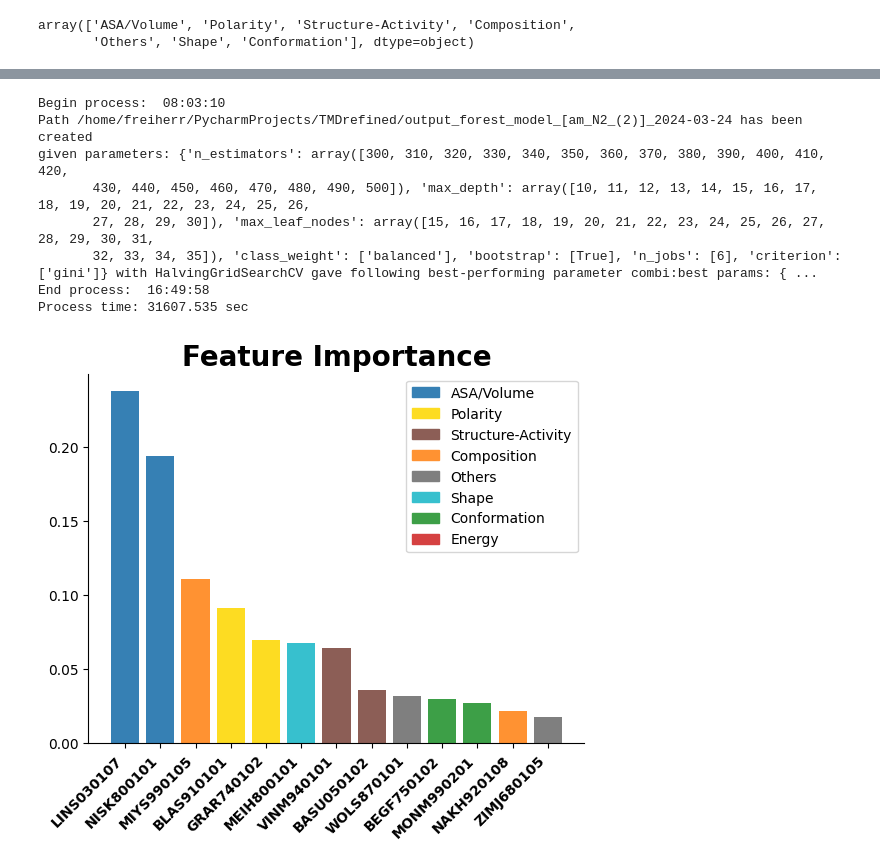
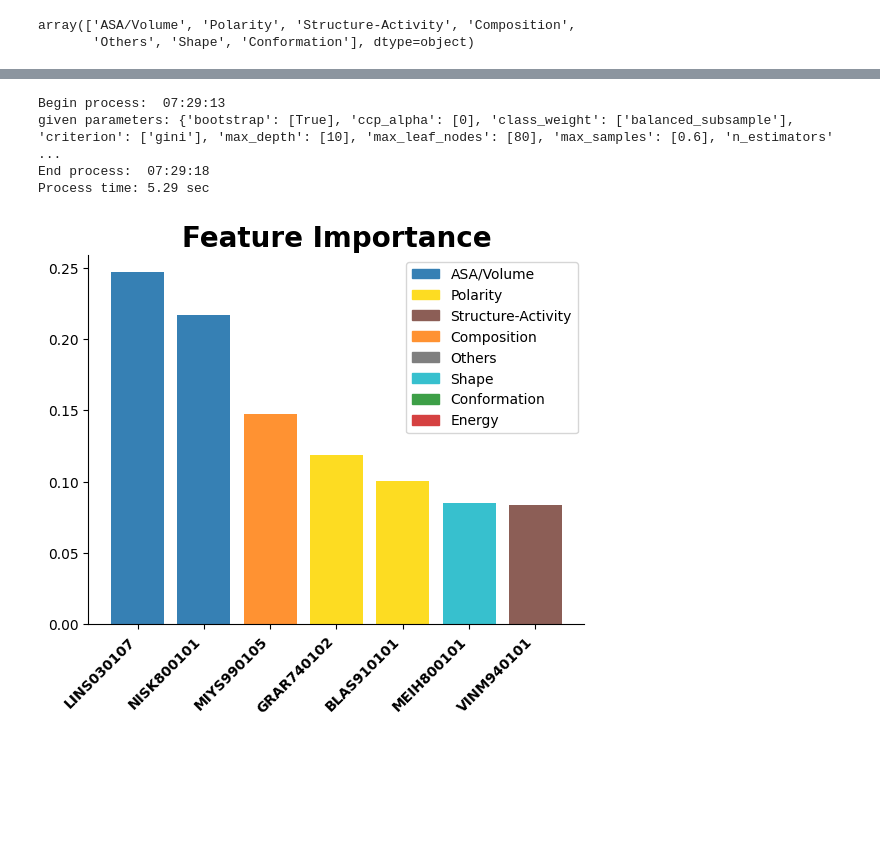
Before and after one commit to Freiherr5/TMDrefined, a Jupyter notebook: am2.ipynb, the cells around one changed output, grey strips where cells are left out. Cells and saved outputs as stored; diff of their text form; code cells hidden in the pictures; blank space fills up the shorter version.

```diff
--- a/am2.ipynb
+++ b/am2.ipynb
@@ -63,0 +70,3 @@ array(['ASA/Volume', 'Polarity', 'Structure-Activity', 'Composition',
+# %%
+train_N_drop = train_am_N2.drop_duplicates(subset=['window_left', 'window_right']).dropna()
+train_N_drop
@@ -83,4 +145,4 @@ aaontology_colors_hex = {'ASA/Volume': "#3680b4",
                         }
 # %%
 am_N2_CPP_list = [feature.split("-")[2] for feature in am_N2_top_CPP["feature"].to_numpy().tolist()]
-am_N2_CPP_list
+am_N2_CPP_list = ['LINS030107', 'NISK800101', 'MIYS990105', 'BLAS910101', 'GRAR740102', 'MEIH800101', 'VINM940101']
@@ -101,4 +149,4 @@ am_N2_CPP_list
 # %%
-trainN2_scale_df, train_N2_label_df = t_ref.aa_numeric_by_scale(feature_df=train_am_N2[["window_left", "window_right"]], label_df=train_am_N2["label"], scale_df_filter=am_N2_CPP_list, mode="norm")
+trainN2_scale_df, train_N2_label_df = t_ref.aa_numeric_by_scale(feature_df=train_N_drop[["window_left", "window_right"]], label_df=train_N_drop["label"], scale_df_filter=am_N2_CPP_list, mode="weighted")
 trainN2_scale_df
 # %% [output]
@@ -176,20 +224,17 @@ Name: label, Length: 300, dtype: int64
 # now the BIG algorithm, get all the treeeeeez
 # %%
 #best_params= {'bootstrap': [True], 'class_weight': ['balanced'], 'criterion': ['gini'], 'max_depth': [15], 'max_leaf_nodes': [20], 'n_estimators': [340], 'n_jobs': [6]}
-AM_N2_forest = ml_ref.ForestTMDrefind.make_forest(trainN2_scale_df, train_N2_label_df, job_name="am_N2_(2)", n_jobs=6)
+param_grid = {'bootstrap': [True], 'ccp_alpha': [0], 'class_weight': ['balanced_subsample'], 'criterion': ['gini'], 'max_depth': [10], 'max_leaf_nodes': [80], 'max_samples': [0.6], 'n_estimators': [300], 'n_jobs': [-1], 'verbose': [0]}
+AM_N2_forest = ml_ref.ForestTMDrefind.make_forest(trainN2_scale_df, train_N2_label_df, job_name="am_N2_drop(3)", n_jobs=-1, param_grid=param_grid)
 AM_N2_forest.fetch_a_tree()
 AM_N2_forest.hyperparameter_summary(save_table=True)
 AM_N2_forest.feature_importance()
 # %% [output]
-Begin process:  08:03:10
-Path /home/freiherr/PycharmProjects/TMDrefined/output_forest_model_[am_N2_(2)]_2024-03-24 has been created
-given parameters: {'n_estimators': array([300, 310, 320, 330, 340, 350, 360, 370, 380, 390, 400, 410, 420,
-       430, 440, 450, 460, 470, 480, 490, 500]), 'max_depth': array([10, 11, 12, 13, 14, 15, 16, 17, 18, 19, 20, 21, 22, 23, 24, 25, 26,
-       27, 28, 29, 30]), 'max_leaf_nodes': array([15, 16, 17, 18, 19, 20, 21, 22, 23, 24, 25, 26, 27, 28, 29, 30, 31,
-       32, 33, 34, 35]), 'class_weight': ['balanced'], 'bootstrap': [True], 'n_jobs': [6], 'criterion': ['gini']} with HalvingGridSearchCV gave following best-performing parameter combi:best params: { ...
-End process:  16:49:58
-Process time: 31607.535 sec
+Begin process:  07:29:13
+given parameters: {'bootstrap': [True], 'ccp_alpha': [0], 'class_weight': ['balanced_subsample'], 'criterion': ['gini'], 'max_depth': [10], 'max_leaf_nodes': [80], 'max_samples': [0.6], 'n_estimators' ...
+End process:  07:29:18
+Process time: 5.29 sec
-[figure, old version]
+[figure, new version]
 # %%
 test_labels_pred = AM_N2_forest.predict_labels(testN2_scale_df)
 test_labels_pred
```
Also changed, not shown: parts of 15 cells of this notebook, 41 other files.
